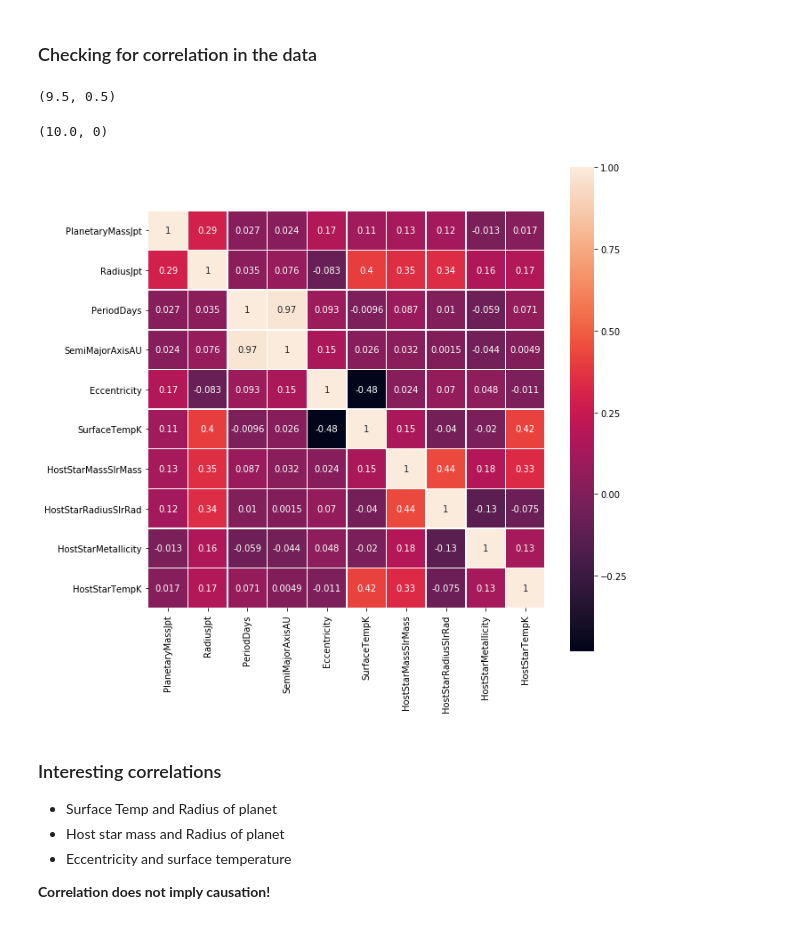
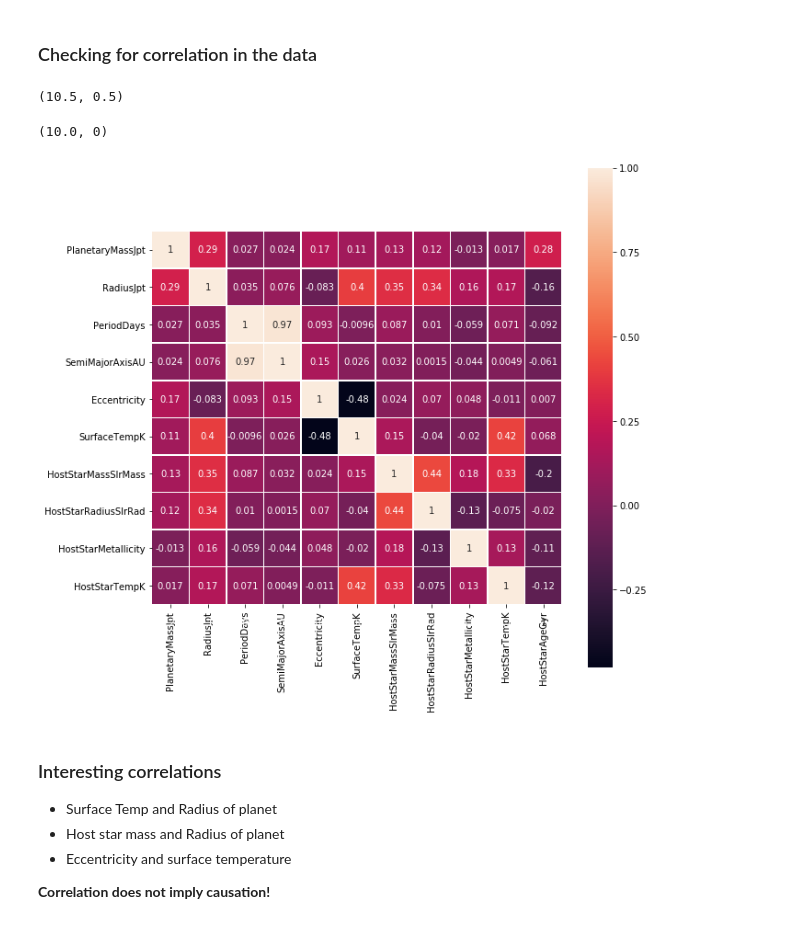
Before and after one commit to Varun221/exoplanet-analysis, a Jupyter notebook: analysis.ipynb, the cells around one changed output. Saved outputs shown, nothing was run; the diff lists cells and outputs as text; code cells hidden in the pictures.

```diff
--- a/analysis.ipynb
+++ b/analysis.ipynb
@@ -74,15 +77,15 @@ Similar to transit method checking for time intervals between dips
 # %%
 numericCols=['PlanetaryMassJpt', 'RadiusJpt','PeriodDays', 'SemiMajorAxisAU', 'Eccentricity',
                  'SurfaceTempK','HostStarMassSlrMass', 'HostStarRadiusSlrRad',
-                 'HostStarMetallicity','HostStarTempK',]
+                 'HostStarMetallicity','HostStarTempK','HostStarAgeGyr']
 fig, ax = plt.subplots(figsize=(10,10))
 ax=sns.heatmap(df[numericCols].corr(), annot=True, linewidths=.5,square=True)
 print(ax.get_ylim())
 ax.set_ylim(10.0, 0) #Due to few cropping issues in seaborn
 # %% [output]
-(9.5, 0.5)
+(10.5, 0.5)
 (10.0, 0)
-[figure, old version]
+[figure, new version]
 # %% [markdown]
 ### Interesting correlations
 - Surface Temp and Radius of planet
```
Also changed, not shown: parts of 38 cells of this notebook, 1 other file.
